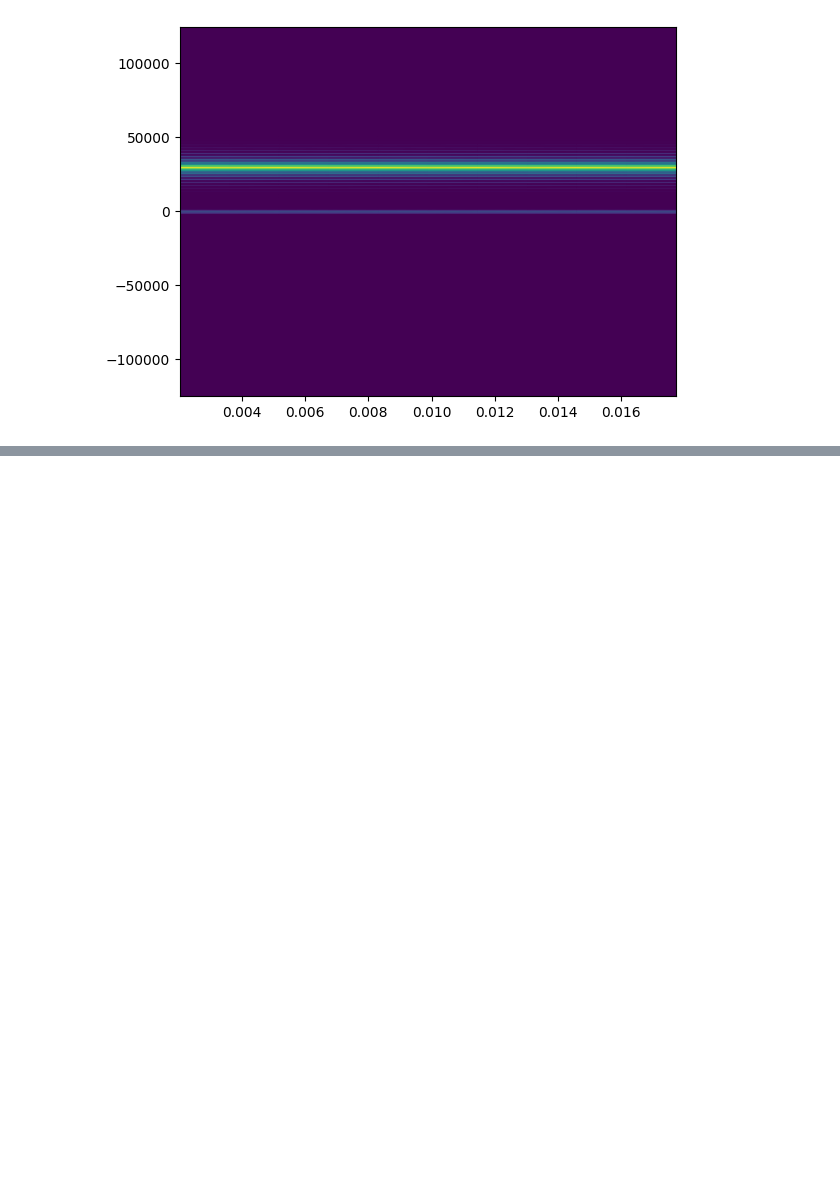
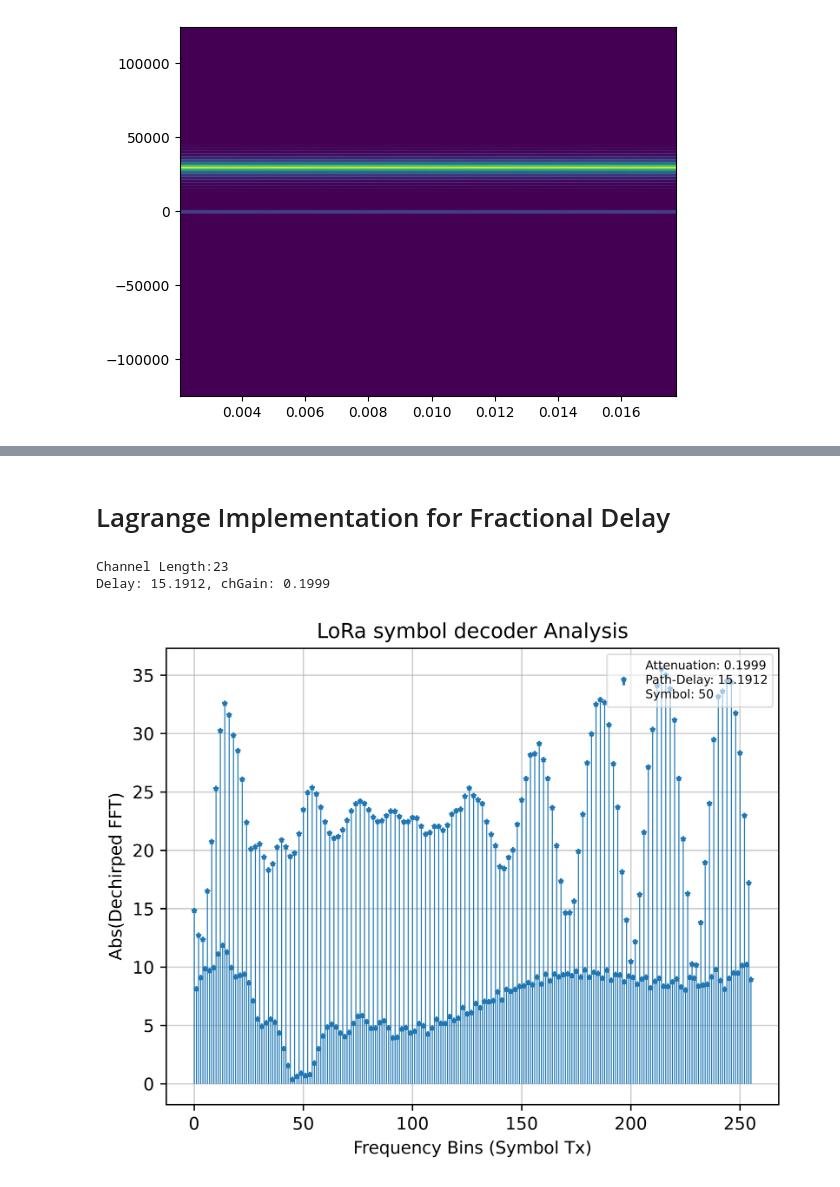
Before and after one commit to venkatasriraj/rap-sic-research, a Jupyter notebook: LoRa/lora.ipynb, the cells around one changed output, grey strips where cells are left out. Cells and saved outputs as stored; diff of their text form; code cells hidden in the pictures; blank space fills up the shorter version.

```diff
--- a/LoRa/lora.ipynb
+++ b/LoRa/lora.ipynb
@@ -51,0 +120,2 @@ plt.show()
+# %% [markdown]
+# Lagrange Implementation for Fractional Delay
@@ -51,0 +136,49 @@ plt.show()
+# %%
+def make_channel_lagrange(delays, gains, order=7):
+    """
+    Construction of multipath channel impulse response
+    using lagrange fractional-delay interpolation
+    """
+    delays = np.asarray(delays)
+    gains = np.asarray(gains)
+    max_delay = int(np.floor(np.max(delays))) + order
+    h = np.zeros(max_delay+1, dtype=complex)
+
+    for d, a in zip(delays, gains):
+        D = int(np.floor(d))
+        mu = d - D
+
+        hf = lagrange_fractional_delay(mu, order)
+
+        h[D: D+order+1] += a * hf
+    return h
+# %%
+delay = np.round(np.random.uniform(0.1, 20), 4)
+chGain = np.round(np.random.uniform(0.1, 0.4), 4)
+
+delays = np.array([0, delay])
+gains = np.array([1, chGain])
+h = make_channel_lagrange(delays, gains)
+print(f"Channel Length:{len(h)}")
+sigRx = np.convolve(sigTx, h)
+print(f"Delay: {delay}, chGain: {chGain}")
+# %% [output]
+Channel Length:23
+Delay: 15.1912, chGain: 0.1999
+# %%
+dechirped = sigRx[:noChirps] * refChirp
+dechirpFFT = np.fft.fft(dechirped)
+
+plt.figure(1, dpi=800)
+markerline, stemline, baseline = plt.stem(abs(dechirpFFT), basefmt=" ", markerfmt="*", label=f"Attenuation: {chGain}\nPath-Delay: {delay}\nSymbol: {symbol}")
+plt.setp(markerline, markersize=3)
+plt.setp(stemline, linewidth=0.6)
+plt.xlabel("Frequency Bins (Symbol Tx)")
+plt.ylabel("Abs(Dechirped FFT)")
+plt.title("LoRa symbol decoder Analysis")
+plt.grid(True, alpha=0.6)
+plt.legend(loc='upper right', framealpha=0.6, fontsize=7)
+# plt.savefig(f"results/singleTapDelay{delay}.jpeg")
+plt.show()
+# %% [output]
+[figure, added]
```
Also changed, not shown: parts of 6 cells of this notebook, 13 other files.
